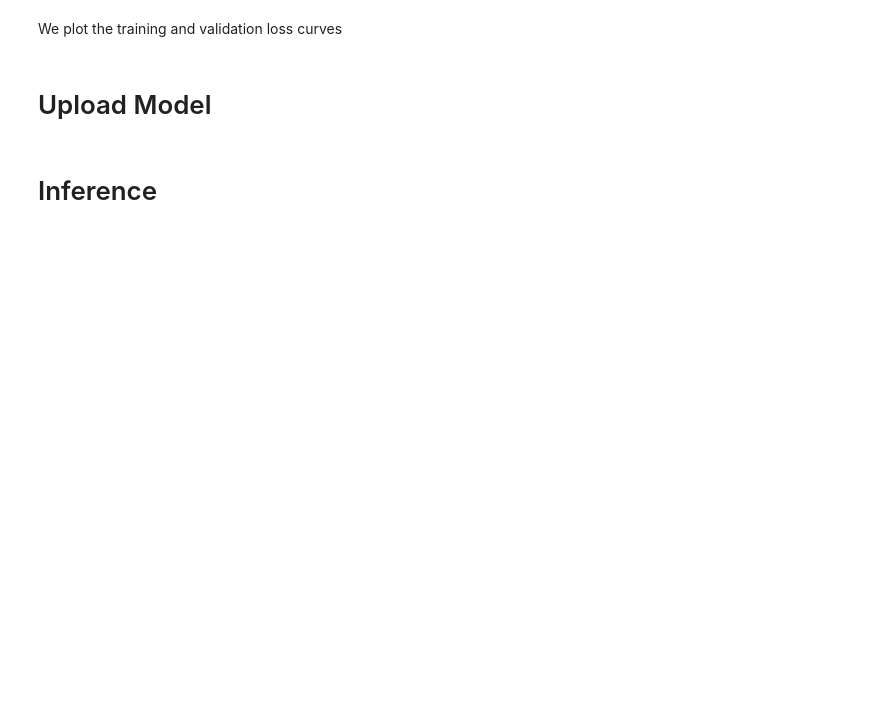
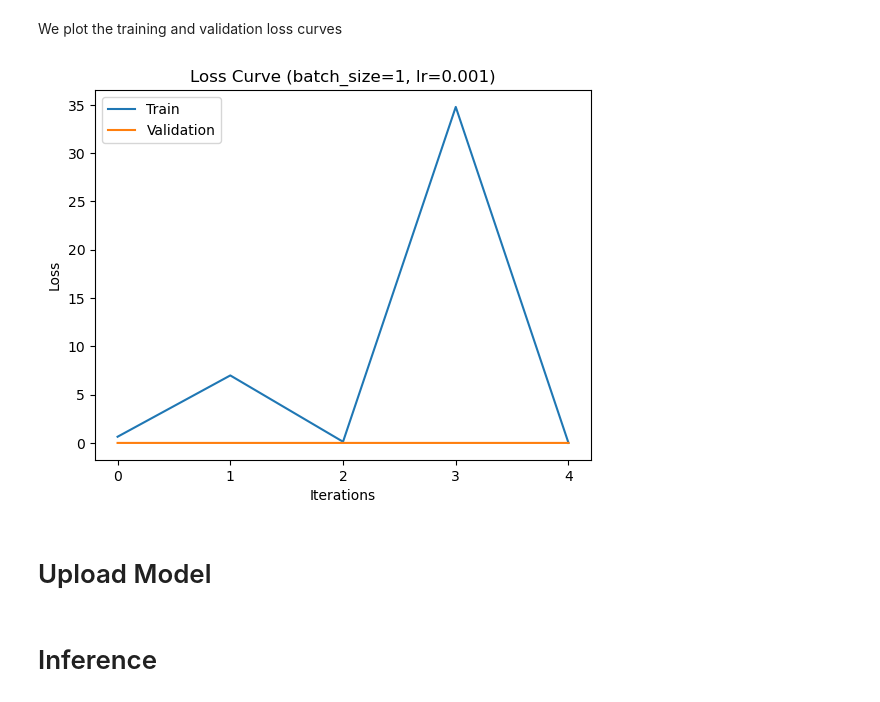
Before and after one commit to filtkac/sutd-dl-abd-trauma, a Jupyter notebook: train.ipynb, the cells around one changed output. Saved outputs shown, nothing was run; the diff lists cells and outputs as text; code cells hidden in the pictures; blank space fills up the shorter version.

```diff
--- a/train.ipynb
+++ b/train.ipynb
@@ -30,9 +27,9 @@ images_path = "dataset/reduced/train"
 labels_path = "dataset/reduced/train.csv"
 batch_size = 1
 model_type = "cnn"
-cuda = True
+cuda = False
 lr = 1e-3
-epochs = 100
+epochs = 5
 depth = 64 # number of CT slices
 # %% [markdown]
 ## Data Pre-processing
@@ -70,6 +67,8 @@ train_data.head()
 | 2608 | 63193 | 0 | 0 | 0 | 0 | 0 |
 | 662 | 23709 | 0 | 0 | 0 | 0 | 0 |
 | 2408 | 58547 | 0 | 0 | 0 | 0 | 0 |
+# %%
+weights = class_weights(train_data)
 # %% [markdown]
 Seeding this data into the pytorch dataset object we now have our dataloaders ready for training
 # %%
@@ -110,6 +109,7 @@ if cuda:
 
 # test save and loader functions
 os.makedirs("checkpoints", exist_ok = True) # create ckpt dir
+os.makedirs("plots", exist_ok = True) # create plots dir
 save_model(model, "checkpoints/test.pth")
 load_model(model, "checkpoints/test.pth")
 os.remove("checkpoints/test.pth")
@@ -144,6 +144,8 @@ for epoch in range(epochs):
         outputs = model(inputs.float())
         loss = criterion(outputs, labels)
 
+        loss = (loss * weights).mean()
+
         # perform backpropagation
         loss.backward()
         optimizer.step()
@@ -155,6 +157,7 @@ for epoch in range(epochs):
             batch_loss = batch_loss / 10 # loss per batch
             pbar.set_postfix({'loss': round(batch_loss, 5)})
             batch_loss = 0.0
+        break
 
     avg_loss = running_loss / (i + 1)
     train_losses.append((epoch, avg_loss))
@@ -169,16 +172,17 @@ for epoch in range(epochs):
             outputs = model(inputs.float())
             loss = criterion(outputs, labels)
             running_vloss += loss.item()
+            break
 
     avg_vloss = running_vloss / len(val_dataloader)
     val_losses.append((epoch, avg_vloss))
 
-    print('[LOSS] train {} val {}'.format(avg_loss, avg_vloss))
+    print(f'[EPOCH {epoch}] LOSS train={avg_loss} val={avg_vloss}')
 
     # save model when
     if avg_vloss < best_vloss:
         best_vloss = avg_vloss
         save_model(model, f"checkpoints/BEST_model_{timestamp}_{epoch}.pth")
 
-    if epoch != 0 and epoch % 20 == 0:
+    if epoch != 0 and epoch % 25 == 0:
         save_model(model, f"checkpoints/model_{timestamp}_{epoch}.pth")
@@ -186,18 +205,19 @@ for epoch in range(epochs):
 We plot the training and validation loss curves
 # %%
 t_iters, t_loss = list(zip(*train_losses))
-plt.title("Training Curve (batch_size={}, lr={})".format(batch_size, lr))
+v_iters, v_loss = list(zip(*val_losses))
+
+plt.title("Loss Curve (batch_size={}, lr={})".format(batch_size, lr))
 plt.plot(t_iters, t_loss, label="Train")
-plt.xlabel("Training Iterations")
-plt.ylabel("Training Loss")
+plt.plot(t_iters, v_loss, label="Validation")
+plt.xlabel("Iterations")
+plt.ylabel("Loss")
+plt.legend()
+plt.xticks(t_iters)
+plt.savefig("plots/loss.png")
 plt.show()
-
-v_iters, v_loss = list(zip(*val_losses))
-plt.title("Validation Curve (batch_size={}, lr={})".format(batch_size, lr))
-plt.plot(v_iters, v_loss, label="Validation")
-plt.xlabel("Validation Epochs")
-plt.ylabel("Validation Loss")
-plt.show()
+# %% [output]
+[figure, added]
 # %% [markdown]
 # Upload Model
 # %%
```
Also changed, not shown: parts of 5 cells of this notebook, 2 other files.
